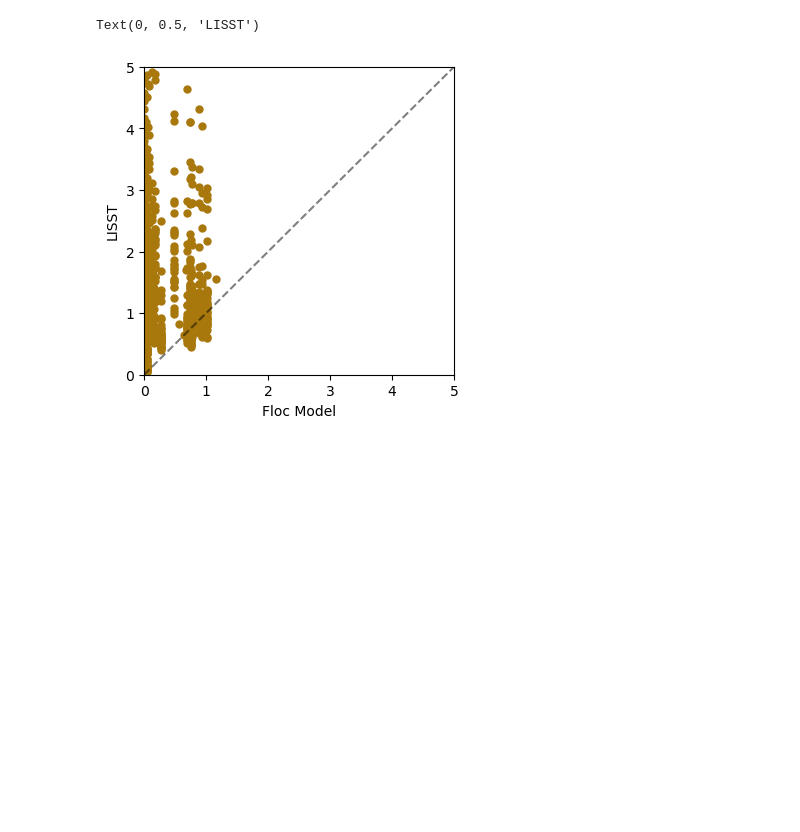
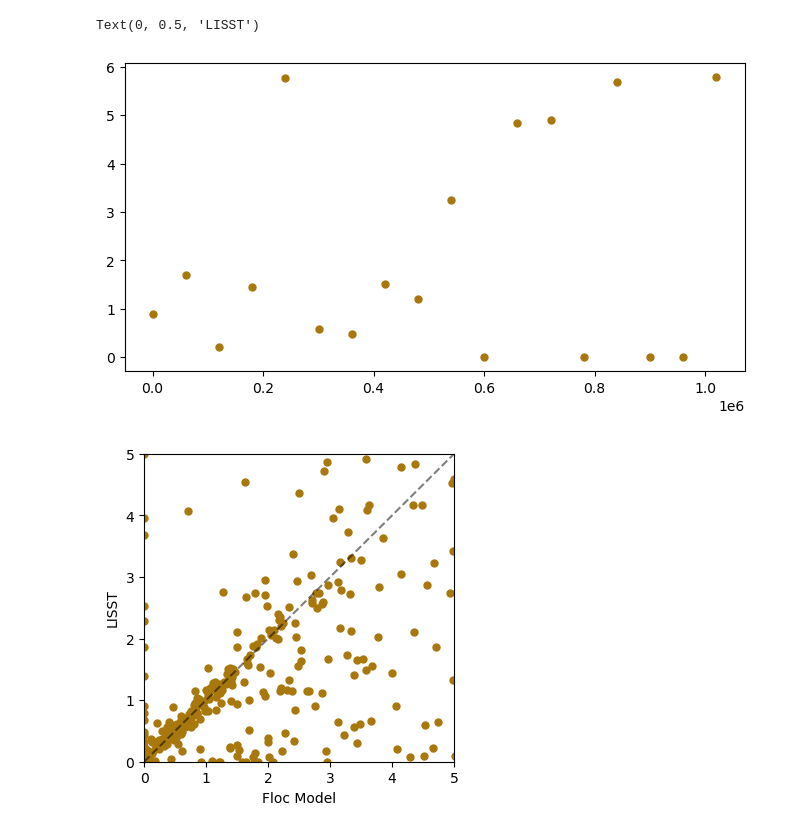
Before and after one commit to sienna-white/enkf_sediment, a Jupyter notebook: plot_floc_mod_ens.ipynb, the cells around one changed output. Cells and saved outputs as stored; diff of their text form; code cells hidden in the pictures; blank space fills up the shorter version.

```diff
--- a/plot_floc_mod_ens.ipynb
+++ b/plot_floc_mod_ens.ipynb
@@ -8,7 +8,7 @@ import matplotlib.dates as mdates
 from scipy.integrate import cumulative_trapezoid #, trapz
 
 ############################## OPEN MODEL DATA ##############################
-ds = xr.open_dataset("flocmod_noassimilation15.nc", decode_times=False)
+ds = xr.open_dataset("flocmod_39.nc", decode_times=False)
 volume = 4/3 * np.pi * (ds.Ds/2)**3
 
 date = pd.to_datetime("2020-07-16 20:10:01")
@@ -454,16 +481,30 @@ if 0 :
 
 fig, axs = plt.subplots(2, 1, figsize=(12, 4), sharey=True)
 
-for i in range(5, nt, 10):
+Ds = ds.Ds.values*1e6
+
+
+# H = ds.H.values
+
+# H[H>0] = 1
+# H[H<1] = 0
+
+
+for i in range(5, nt, 20):
     conc = ds.ssc.isel(time=i)
 
     conc = conc.mean(dim='N').values
-    interpolated = conc @ ds.H.values
+    interpolated = conc * volume * 1e6 #@ ds.H.values
+    # print(interpolated)
+    # assert(False)
+    # print(interpolated)
     # 4. Plot the CDF against your x-axis (Ds)
     color = date2color(mtime[i])
     # interpolated = np.interp(x[0:-1], Ds_, conc)
 
-    # axs[1].plot(Ds_, conc, '--', color=color, markersize=3, label=mtime[i].strftime("%b %d %H:%M"))
+    axs[1].plot(Ds, interpolated, '-.', color=color, markersize=3, label=mtime[i].strftime("%b %d %H:%M"))
+    interpolated = conc @ ds.H.values
+    # print(ds.H.values)
     axs[1].plot(x[0:-1], interpolated, '-o', color=color, markersize=3, label=mtime[i].strftime("%b %d %H:%M"))
 
     # axs[1].plot(Ds_, conc, '-o', color=color, markersize=3, label=mtime[i].strftime("%b %d %H:%M"))
@@ -480,14 +521,15 @@ axs[1].set_title("Floc Model Vconc")
 axs[0].set_title("LISST Vconc")
 
 for ax in axs:
+    # ax.set_xlim(x[0], x[-1])
+    ax.set_ylim(0,9)
+    ax.set_xlabel('D$_{50}$ ($\mu$m)')
     ax.set_xlim(x[0], x[-1])
-    ax.set_ylim(0,5)
-    ax.set_xlabel('D$_{50}$ ($\mu$m)')
-    # ax.set_xlim(x[0], x[-1])
     ax.grid(alpha=0.2)
+    # ax.set_xlim(100, 150)
     # ax.legend(bbox_to_anchor=(1.05, 1), loc='upper left', fontsize=8)
 
-    ax.set_xscale('log')
+    # ax.set_xscale('log')
     ax.set_ylabel("$\mu$L/L")
     # print(lds.vconc)
 # %% [output]
@@ -499,37 +540,45 @@ lstdata= pd.read_csv("lisst_data.csv")
 seconds = lstdata['seconds'].values
 
 size_classes = lstdata.columns[1:]
 
 
+fig2 = plt.figure(figsize=(8, 4))
+ax2 = plt.gca()
 # i=0
 fig = plt.figure(figsize=(4, 4))
 ax = plt.gca()
 
-
-for i in range(0, nt, 10):
+for i in range(0, nt, 200):
     color = cmo.cm.phase(i/10)
     t = seconds[i]
     conc = ds.ssc.sel(time=t, method='nearest')
     conc = conc @ ds.H
-    conc = conc.isel(N=0) # mean(dim='N').values
+    conc = conc.mean(dim='N') #isel(N=10) # mean(dim='N').values
     l = lstdata.iloc[i, 1:].values
     ax.plot(conc, l, 'o', color=color, markersize=5, label="t=%d s" % t)
+    error = np.mean(np.sqrt((conc - l)**2))
+    ax2.plot(t, error, 'o', color=color, markersize=5, label="t=%d s" % t)
 ax.set_xlim(0, 5)
 ax.set_ylim(0,5)
 ax.plot([0, 10], [0, 10], '--k', alpha=0.5)
 ax.set_xlabel("Floc Model")
 ax.set_ylabel("LISST")
+
+
+
+
 
 # l = lstdata.iloc[0, 1:].values
 # # Hi = np.linalg.inv(ds.H.values)
 # H = ds.H.values
 # H[H > 0] = 1/H[H > 0]
 # # print(H)
 # ic = H @ l
 # ic = ic.astype(int)
 # %% [output]
 Text(0, 0.5, 'LISST')
-[figure, old version]
+[figure, new version]
+[figure, added]
 # %%
 
 # # interpolate LISST data and ACDP data
```
Also changed, not shown: parts of 11 cells of this notebook, 40 other files.
